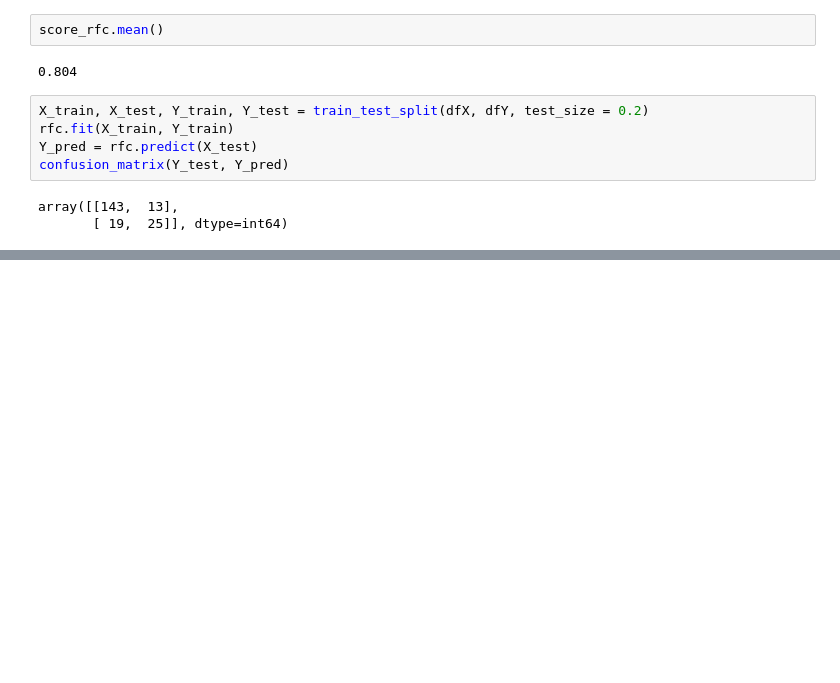
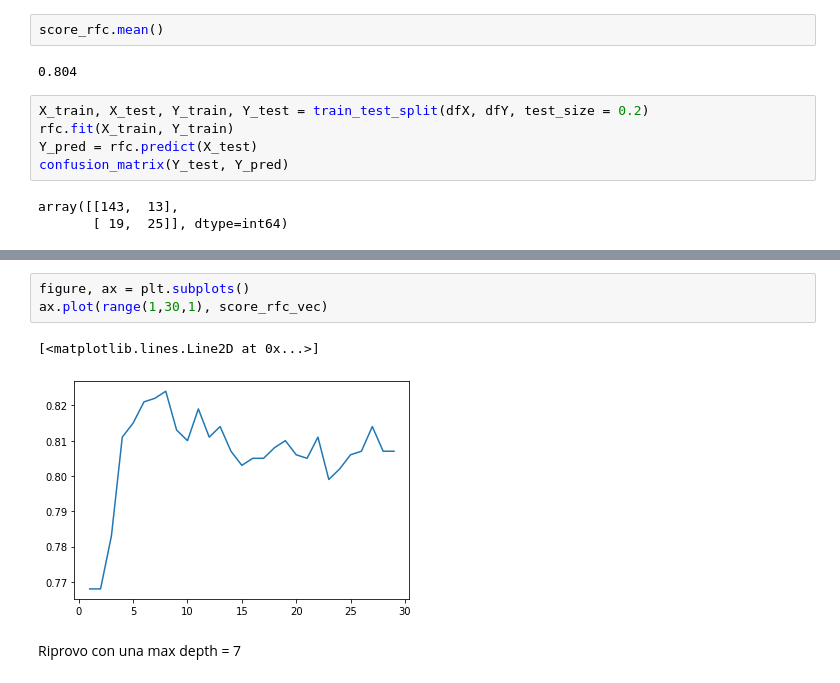
Before and after one commit to giulionenna/Business_Intelligence_ES4_DecisionTree, a Jupyter notebook: Es4notebook.ipynb, the cells around one changed output, grey strips where cells are left out. Saved outputs shown, nothing was run; the diff lists cells and outputs as text; blank space fills up the shorter version.

```diff
--- a/Es4notebook.ipynb
+++ b/Es4notebook.ipynb
@@ -226,0 +235,8 @@ mica tanto meglio...
+# %%
+figure, ax = plt.subplots()
+ax.plot(range(1,30,1), score_rfc_vec)
+# %% [output]
+[<matplotlib.lines.Line2D at 0x...>]
+[figure, added]
+# %% [markdown]
+Riprovo con una max depth = 7
```
Also changed, not shown: parts of 7 cells of this notebook.
